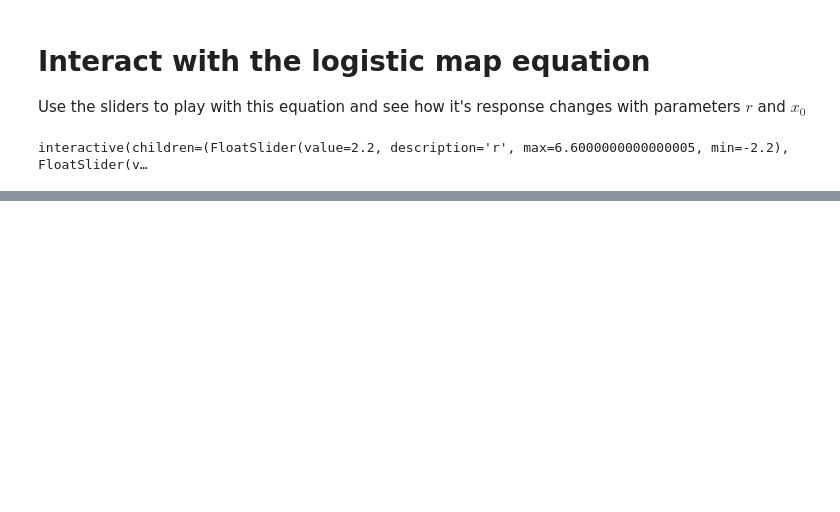
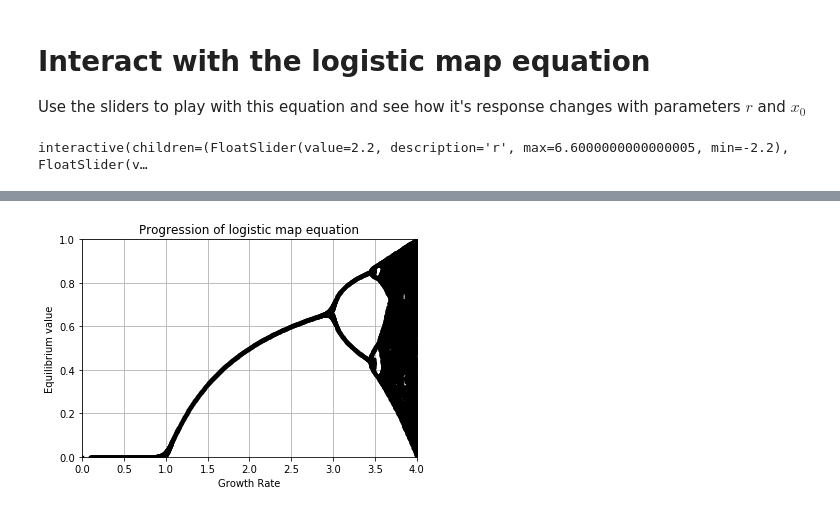
Before and after one commit to sidbannet/math-projects, a Jupyter notebook: demo_logistic_map.ipynb, the cells around one changed output, grey strips where cells are left out. Cells and saved outputs as stored; diff of their text form; code cells hidden in the pictures; blank space fills up the shorter version.

```diff
--- a/demo_logistic_map.ipynb
+++ b/demo_logistic_map.ipynb
@@ -71,0 +96,6 @@ interactive(children=(FloatSlider(value=2.2, description='r', max=6.600000000000
+# %%
+fig, ax, fig_prop = bifurcate.plots()
+_ = ax.set_xlim([0, 4])
+_ = ax.set_ylim([0, 1])
+# %% [output]
+[figure, added]
```
Also changed, not shown: parts of 7 cells of this notebook.
